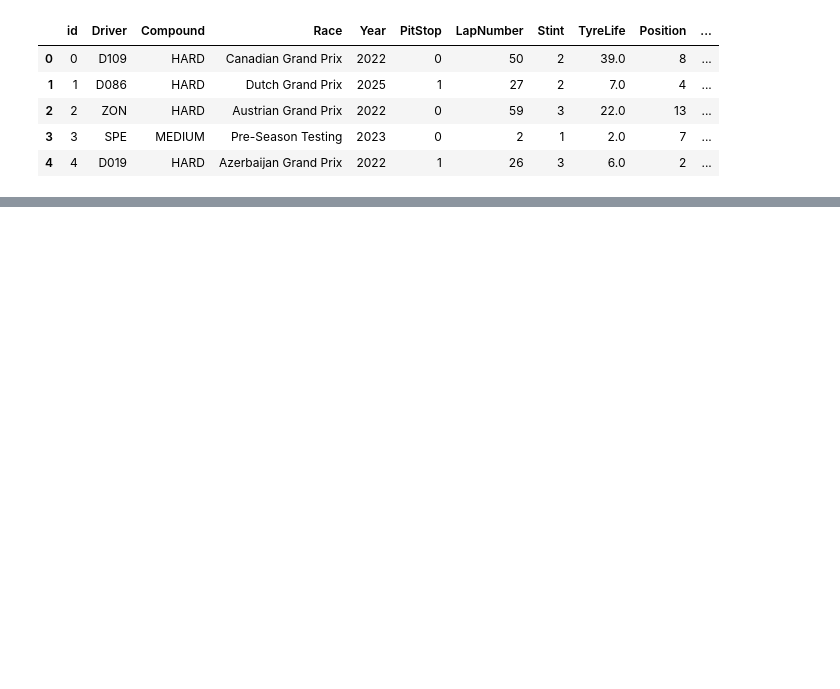
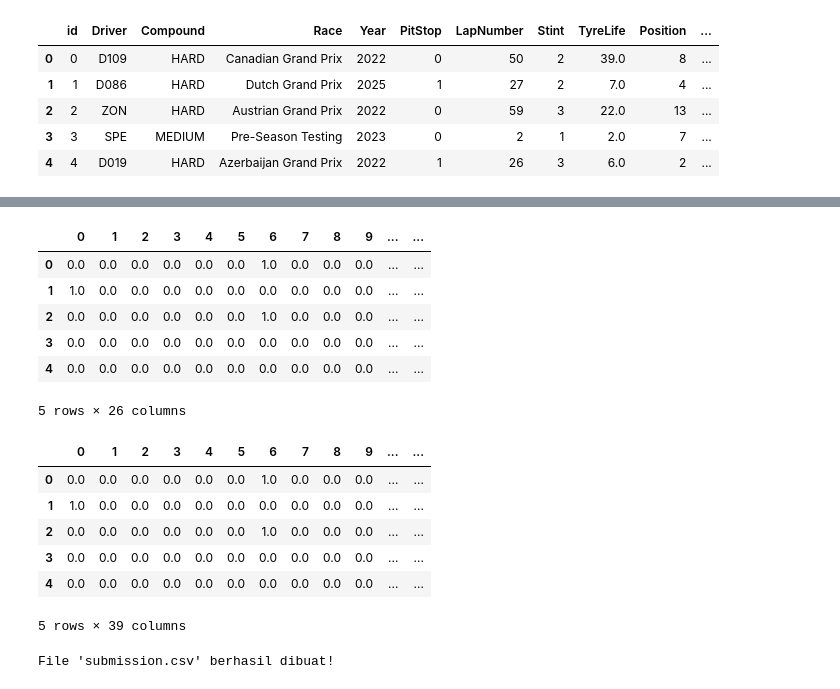
Before and after one commit to Arroyan23/predicting-f1-pitstops, a Jupyter notebook: model-f1.ipynb, the cells around one changed output, grey strips where cells are left out. Drawn from its saved outputs; the diff is of its cells as text; code cells hidden in the pictures; blank space fills up the shorter version.

```diff
--- a/model-f1.ipynb
+++ b/model-f1.ipynb
@@ -92,0 +183,8 @@ File submission berhasil dibuat! Ini 5 baris pertamanya:
+# %%
+X_train = OH_X_train
+X_test = OH_X_test
+
+my_model = RandomForestClassifier()
+my_model.fit(X_train, y_train)
+
+# berhasil melakukan fitting
@@ -92,0 +237,54 @@ File submission berhasil dibuat! Ini 5 baris pertamanya:
+# %%
+dft = pd.read_csv('test.csv')
+
+label_test = dft.drop(bad_label_cols, axis=1)
+# print(label_test)
+label_test[good_label_cols_for_H] = my_ordinal_encoder.transform(dft[good_label_cols_for_H])
+label_test.head()
+# ordinal encoder dulu
+# one hot encoder menggunakan persis seperti di atas
+OH_test_cols = pd.DataFrame(OH_encoder.transform(label_test[low_cardinality_cols]))
+
+# lakukan penyamaan index
+OH_test_cols.index = label_test.index
+display(OH_test_cols.head())
+# drop data pada data awal
+num_test = label_test.drop(low_cardinality_cols, axis=1)
+# gabungkan keduanya
+OH_final_X = pd.concat([OH_test_cols, num_test], axis=1)
+
+# pastikan semuanya str
+OH_final_X.columns = OH_final_X.columns.astype(str)
+
+display(OH_final_X.head())
+
+# lakukan prediksi
+final_test_predict = my_model.predict(OH_final_X)
+# %% [output]
+|  | 0 | 1 | 2 | 3 | 4 | 5 | 6 | 7 | 8 | 9 | ... | ... |
+| 0 | 0.0 | 0.0 | 0.0 | 0.0 | 0.0 | 0.0 | 1.0 | 0.0 | 0.0 | 0.0 | ... | ... |
+| 1 | 1.0 | 0.0 | 0.0 | 0.0 | 0.0 | 0.0 | 0.0 | 0.0 | 0.0 | 0.0 | ... | ... |
+| 2 | 0.0 | 0.0 | 0.0 | 0.0 | 0.0 | 0.0 | 1.0 | 0.0 | 0.0 | 0.0 | ... | ... |
+| 3 | 0.0 | 0.0 | 0.0 | 0.0 | 0.0 | 0.0 | 0.0 | 0.0 | 0.0 | 0.0 | ... | ... |
+| 4 | 0.0 | 0.0 | 0.0 | 0.0 | 0.0 | 0.0 | 0.0 | 0.0 | 0.0 | 0.0 | ... | ... |
+5 rows × 26 columns
+|  | 0 | 1 | 2 | 3 | 4 | 5 | 6 | 7 | 8 | 9 | ... | ... |
+| 0 | 0.0 | 0.0 | 0.0 | 0.0 | 0.0 | 0.0 | 1.0 | 0.0 | 0.0 | 0.0 | ... | ... |
+| 1 | 1.0 | 0.0 | 0.0 | 0.0 | 0.0 | 0.0 | 0.0 | 0.0 | 0.0 | 0.0 | ... | ... |
+| 2 | 0.0 | 0.0 | 0.0 | 0.0 | 0.0 | 0.0 | 1.0 | 0.0 | 0.0 | 0.0 | ... | ... |
+| 3 | 0.0 | 0.0 | 0.0 | 0.0 | 0.0 | 0.0 | 0.0 | 0.0 | 0.0 | 0.0 | ... | ... |
+| 4 | 0.0 | 0.0 | 0.0 | 0.0 | 0.0 | 0.0 | 0.0 | 0.0 | 0.0 | 0.0 | ... | ... |
+5 rows × 39 columns
+# %%
+# masukkan ke dalam submission
+submission = pd.DataFrame({
+    'id': dft['id'],
+    'PitNextLap': final_test_predict
+})
+
+# 4. Simpan ke dalam file CSV tanpa menyertakan indeks baris
+submission.to_csv('submission.csv', index=False)
+
+print("File 'submission.csv' berhasil dibuat!")
+# %% [output]
+File 'submission.csv' berhasil dibuat!
```
Also changed, not shown: parts of 15 cells of this notebook, 2 other files.
